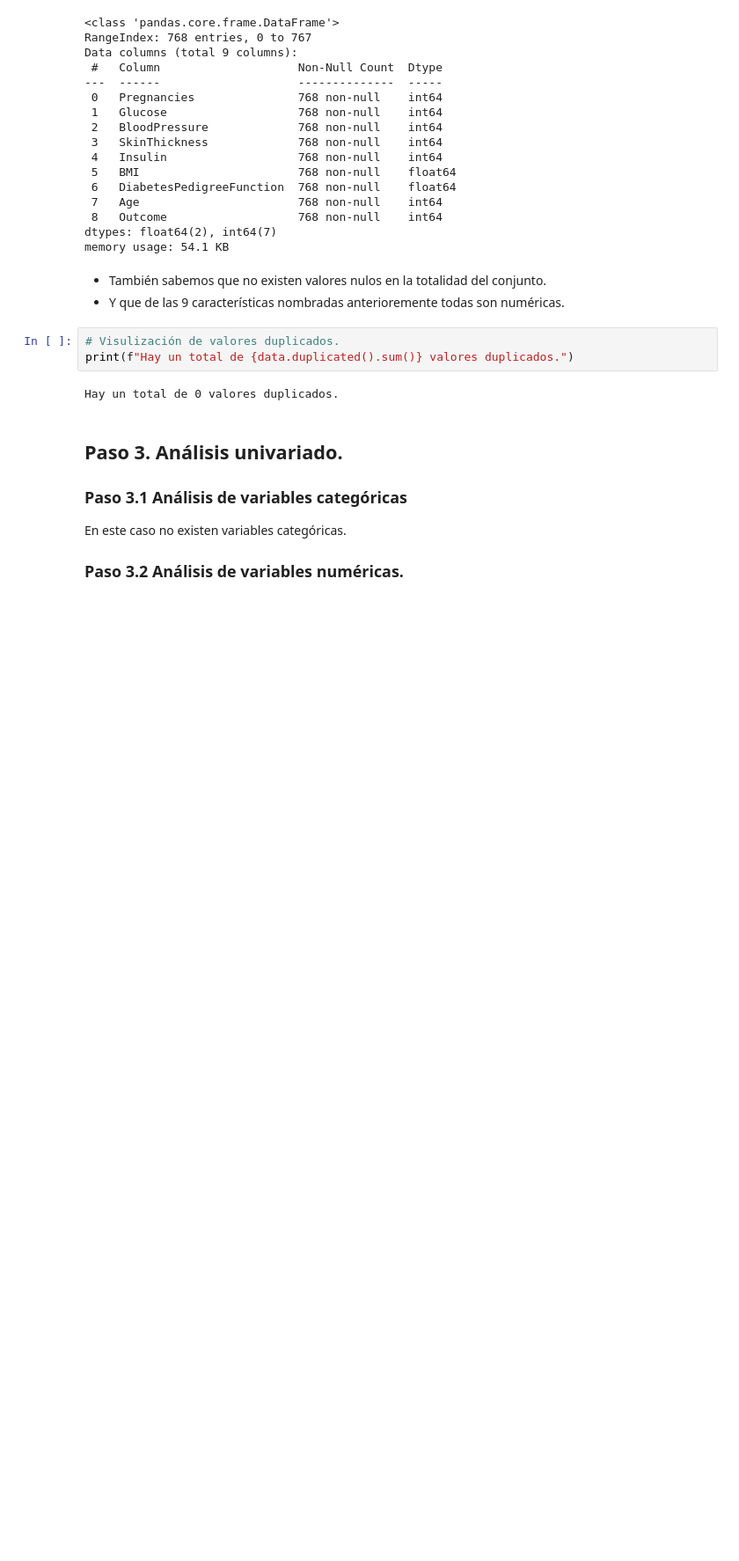
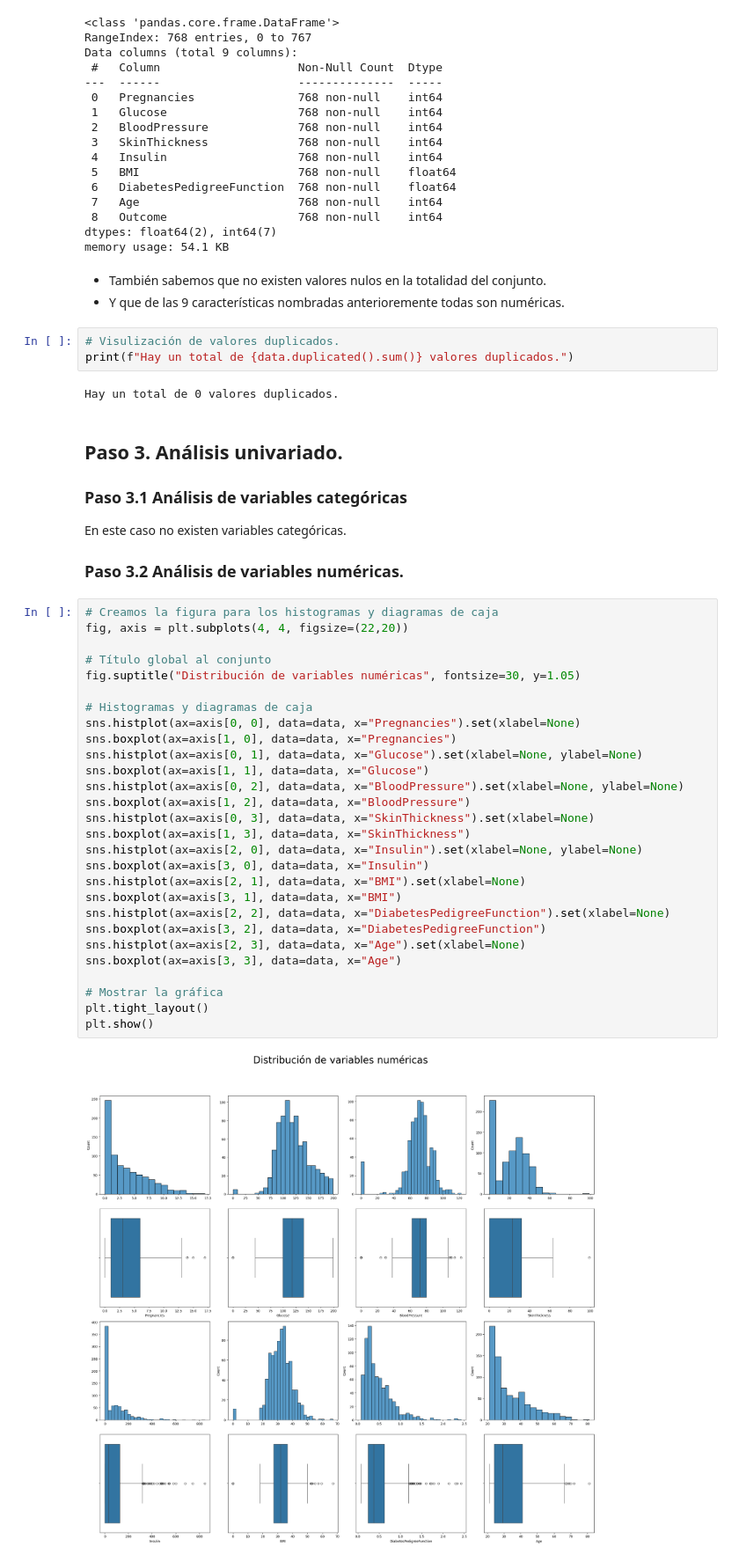
Before and after one commit to 4GeeksAcademy/machine-learning-python-template_decision_tree_ds_13_david, a Jupyter notebook: src/explore.ipynb, the cells around one changed output. Shown at 88% size. Drawn from its saved outputs; the diff is of its cells as text; blank space fills up the shorter version.

```diff
--- a/src/explore.ipynb
+++ b/src/explore.ipynb
@@ -92,3 +92,33 @@ Hay un total de 0 valores duplicados.
 En este caso no existen variables categóricas.
 
 ### **Paso 3.2 Análisis de variables numéricas.**
+# %%
+# Creamos la figura para los histogramas y diagramas de caja
+fig, axis = plt.subplots(4, 4, figsize=(22,20))
+
+# Título global al conjunto
+fig.suptitle("Distribución de variables numéricas", fontsize=30, y=1.05)
+
+# Histogramas y diagramas de caja
+sns.histplot(ax=axis[0, 0], data=data, x="Pregnancies").set(xlabel=None)
+sns.boxplot(ax=axis[1, 0], data=data, x="Pregnancies")
+sns.histplot(ax=axis[0, 1], data=data, x="Glucose").set(xlabel=None, ylabel=None)
+sns.boxplot(ax=axis[1, 1], data=data, x="Glucose")
+sns.histplot(ax=axis[0, 2], data=data, x="BloodPressure").set(xlabel=None, ylabel=None)
+sns.boxplot(ax=axis[1, 2], data=data, x="BloodPressure")
+sns.histplot(ax=axis[0, 3], data=data, x="SkinThickness").set(xlabel=None)
+sns.boxplot(ax=axis[1, 3], data=data, x="SkinThickness")
+sns.histplot(ax=axis[2, 0], data=data, x="Insulin").set(xlabel=None, ylabel=None)
+sns.boxplot(ax=axis[3, 0], data=data, x="Insulin")
+sns.histplot(ax=axis[2, 1], data=data, x="BMI").set(xlabel=None)
+sns.boxplot(ax=axis[3, 1], data=data, x="BMI")
+sns.histplot(ax=axis[2, 2], data=data, x="DiabetesPedigreeFunction").set(xlabel=None)
+sns.boxplot(ax=axis[3, 2], data=data, x="DiabetesPedigreeFunction")
+sns.histplot(ax=axis[2, 3], data=data, x="Age").set(xlabel=None)
+sns.boxplot(ax=axis[3, 3], data=data, x="Age")
+
+# Mostrar la gráfica
+plt.tight_layout()
+plt.show()
+# %% [output]
+[figure, added]
```
Also changed, not shown: parts of 2 cells of this notebook.
